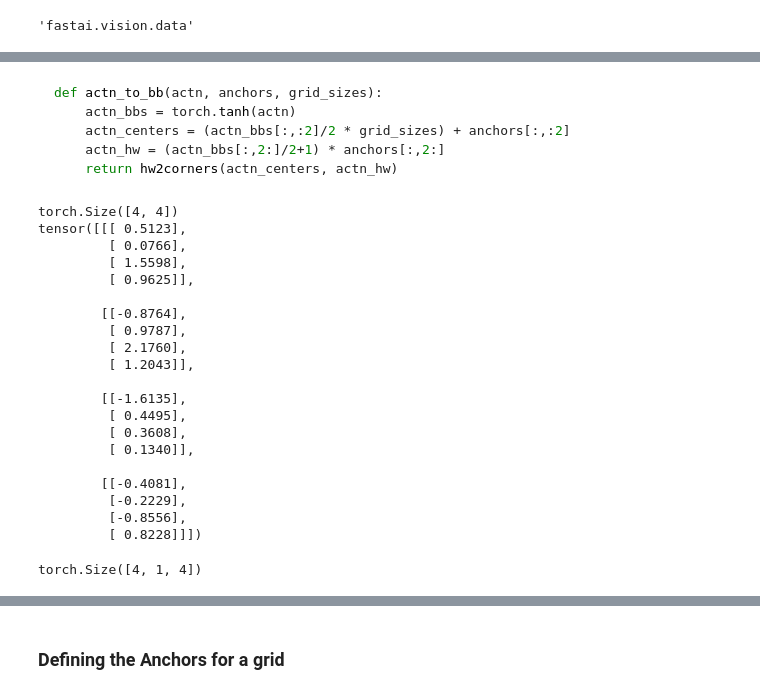
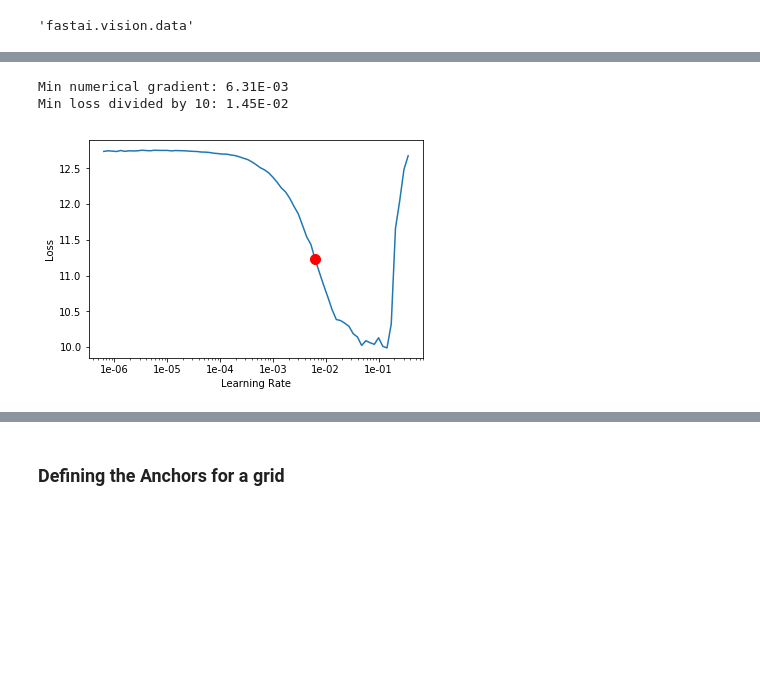
Before and after one commit to sidravic/SSD_ObjectDetection_2, a Jupyter notebook: train/MultiLabelObjectDetection.ipynb, the cells around one changed output, grey strips where cells are left out. Saved outputs shown, nothing was run; the diff lists cells and outputs as text; code cells hidden in the pictures; blank space fills up the shorter version.

````diff
--- a/train/MultiLabelObjectDetection.ipynb
+++ b/train/MultiLabelObjectDetection.ipynb
@@ -471,16 +475,16 @@ class SSDHead(nn.Module):
         self.sconv2 = StdConv(256, 256)
         self.out = OutConv(k, 256, num_of_classes, bias)
 
-    def forward(self, x):
-        print(f'[SSDhead] input shape {x.shape}')
+    def forward(self, x, debug=False):
+        if debug: print(f'[SSDhead] input shape {x.shape}')
         x = self.drop(F.relu(x))
-        print(f'[SSDHead-1] relu-dropout output shape {x.shape}')
+        if debug: print(f'[SSDHead-1] relu-dropout output shape {x.shape}')
         x = self.sconv0(x)
-        print(f'[SSDHead-2] sconv0 output shape {x.shape}')
+        if debug: print(f'[SSDHead-2] sconv0 output shape {x.shape}')
         x = self.sconv2(x)
-        print(f'[SSDHead-3] sconv2 output shape {x.shape}')
+        if debug: print(f'[SSDHead-3] sconv2 output shape {x.shape}')
         x = self.out(x)
-        print(f'[SSDHead-4] out output shape {np.array(x).shape}')
+        if debug: print(f'[SSDHead-4] out output shape {np.array(x).shape}')
         return x
 # %%
 k = 1
@@ -604,0 +528,17 @@ def ssd_loss(pred, targ, target_class, debug=False):
+# %%
+def one_hot_embedding(labels, num_classes):
+    return torch.eye(num_classes)[labels.data.cpu()]
+
+class BCE_Loss(nn.Module):
+    def __init__(self, num_classes):
+        super().__init__()
+        self.num_classes = num_classes
+
+    def forward(self, pred, targ):
+        t = one_hot_embedding(targ, self.num_classes)
+        t = torch.Tensor(t[:,1:].contiguous()).cuda()
+        x = pred[:,1:]
+        w = self.get_weight(x,t)
+        return F.binary_cross_entropy_with_logits(x, t, w, size_average=False)/(self.num_classes)
+
+    def get_weight(self,x,t): return None
@@ -645,38 +706,0 @@ TypeError: jaccard() missing 2 required positional arguments: 'box_a' and 'box_b
-# %% [markdown]
-```python
-def actn_to_bb(actn, anchors, grid_sizes):
-    actn_bbs = torch.tanh(actn)
-    actn_centers = (actn_bbs[:,:2]/2 * grid_sizes) + anchors[:,:2]
-    actn_hw = (actn_bbs[:,2:]/2+1) * anchors[:,2:]
-    return hw2corners(actn_centers, actn_hw)
-```
-# %%
-t =    torch.tensor([[ 5.1227e-01,  7.6558e-02,  1.5598e+00,  9.6250e-01],
-          [-8.7642e-01,  9.7873e-01,  2.1760e+00,  1.2043e+00],
-          [-1.6135e+00,  4.4954e-01,  3.6084e-01,  1.3405e-01],
-          [-4.0809e-01, -2.2286e-01, -8.5558e-01,  8.2284e-01]])
-print(t.shape)
-print(t.view(t.shape[0], t.shape[1], -1))
-t.view(t.shape[0], t.shape[1], -1).transpose(1, 2).shape
-# %% [output]
-torch.Size([4, 4])
-tensor([[[ 0.5123],
-         [ 0.0766],
-         [ 1.5598],
-         [ 0.9625]],
-
-        [[-0.8764],
-         [ 0.9787],
-         [ 2.1760],
-         [ 1.2043]],
-
-        [[-1.6135],
-         [ 0.4495],
-         [ 0.3608],
-         [ 0.1340]],
-
-        [[-0.4081],
-         [-0.2229],
-         [-0.8556],
-         [ 0.8228]]])
-torch.Size([4, 1, 4])
@@ -687,0 +707,6 @@ a = anchors.copy_
+# %%
+learn.recorder.plot(suggestion=True)
+# %% [output]
+Min numerical gradient: 6.31E-03
+Min loss divided by 10: 1.45E-02
+[figure, added]
````
Also changed, not shown: parts of 16 cells of this notebook.
